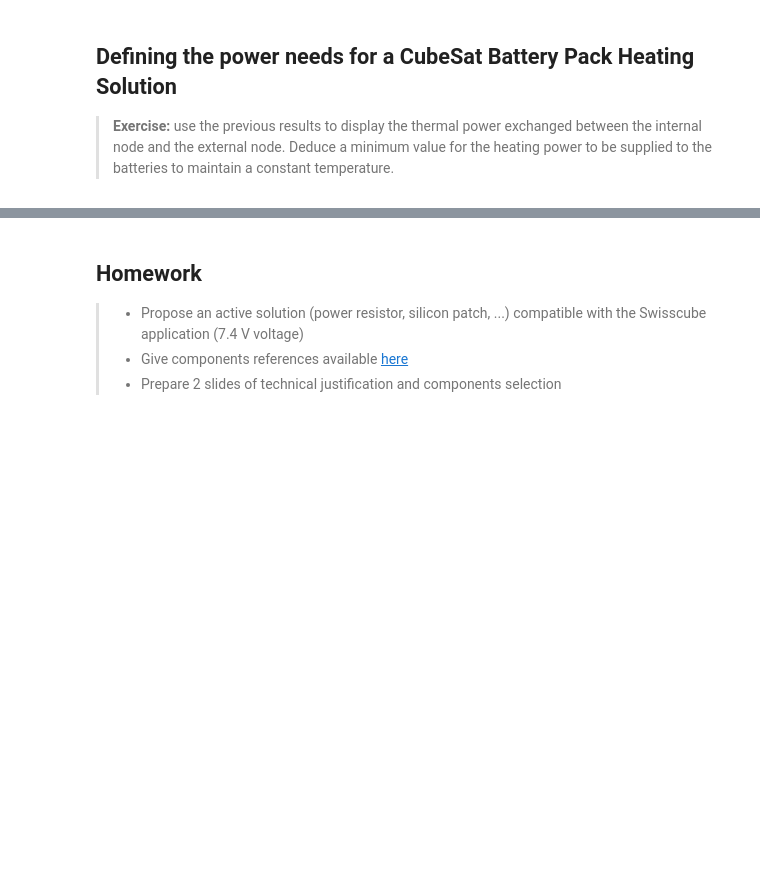
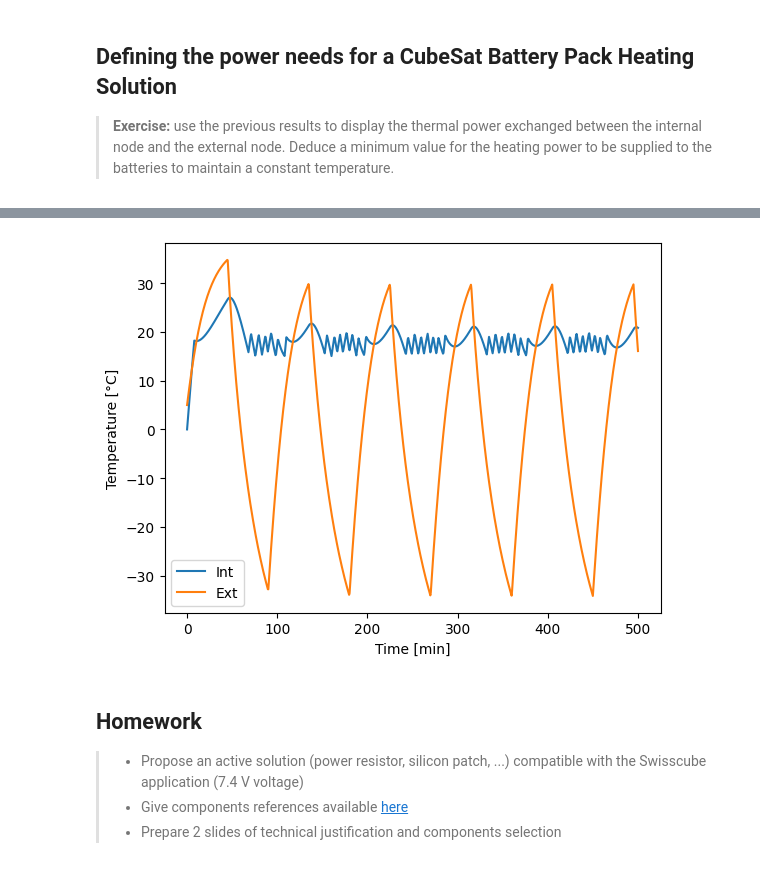
Before and after one commit to Arnet41/Arnet, a Jupyter notebook: notebook/04_TD1_CubeSatThermalModeling_Student.ipynb, the cells around one changed output, grey strips where cells are left out. Cells and saved outputs as stored; diff of their text form; code cells hidden in the pictures; blank space fills up the shorter version.

```diff
--- a/notebook/04_TD1_CubeSatThermalModeling_Student.ipynb
+++ b/notebook/04_TD1_CubeSatThermalModeling_Student.ipynb
@@ -252,28 +240,33 @@ ValueError: diff requires input that is at least one dimensional
 *Modelica model of relay control with hysteresis:*
 ![Modelica model](https://github.com/SizingLab/SystemsEngineeringIntroduction/blob/main/notebook/figures/RelayControl.png?raw=1)
 # %%
-#Heat = ...
-#StateHeat = True
+Heat = T
+StateHeat = True
 
-#def relay(Temp):
-#    global StateHeat, Heat
-#
-# ...
-#
-#    return Heat if StateHeat else 0
+def relay(Temp):
+    global StateHeat, Heat
 
-#HYST = True
+    if Temp > 20 :
+      StateHeat = False
+    elif Temp < 15 :
+      StateHeat = True
 
-#y0 = [0,5]
-#t = np.linspace(0,30000,1000)
-#y = odeint(model,y0,t)
+    return Heat if StateHeat else 0
+
+HYST = True
+
+y0 = [0,5]
+t = np.linspace(0,30000,1000)
+y = odeint(model,y0,t)
 
 
-#plt.plot(t/60,y)
-#plt.legend(('Int', 'Ext'))
-#plt.xlabel('Time [min]')
-#plt.ylabel('Temperature [°C]')
-#plt.show()
+plt.plot(t/60,y)
+plt.legend(('Int', 'Ext'))
+plt.xlabel('Time [min]')
+plt.ylabel('Temperature [°C]')
+plt.show()
+# %% [output]
+[figure, added]
 # %% [markdown]
 ## Homework
 
```
Also changed, not shown: parts of 3 cells of this notebook.
